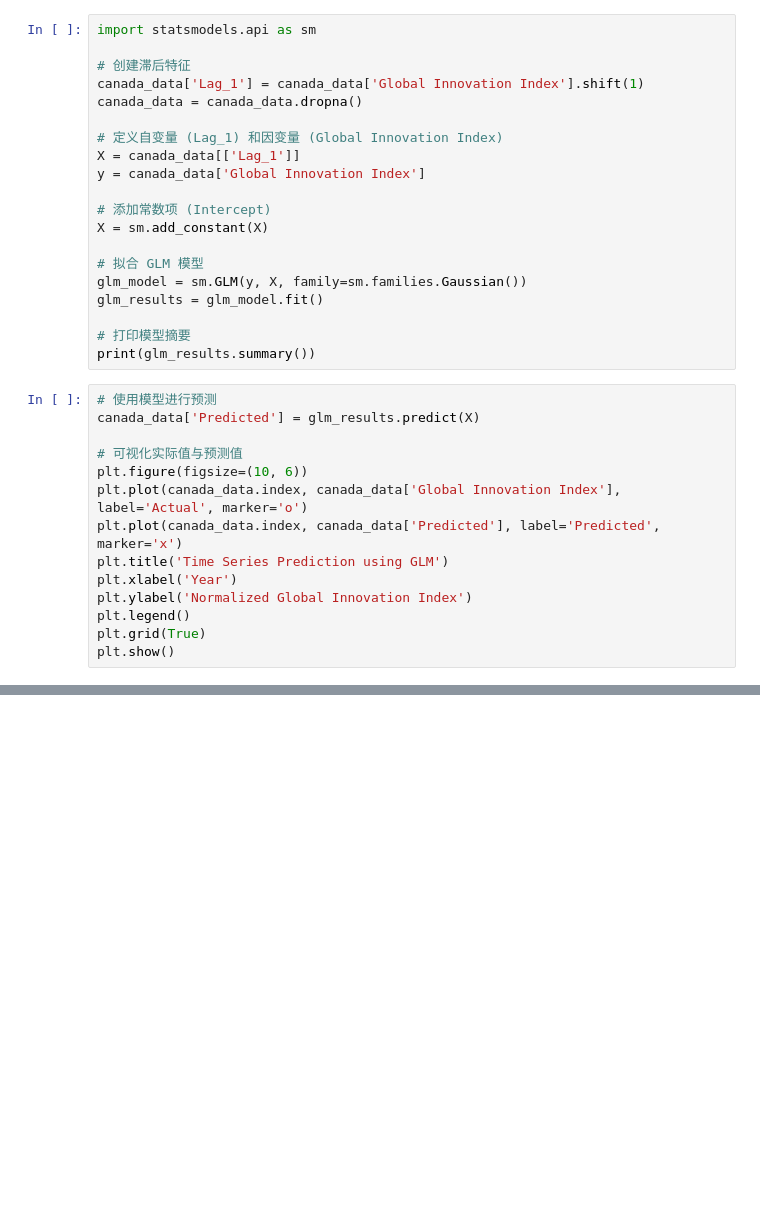
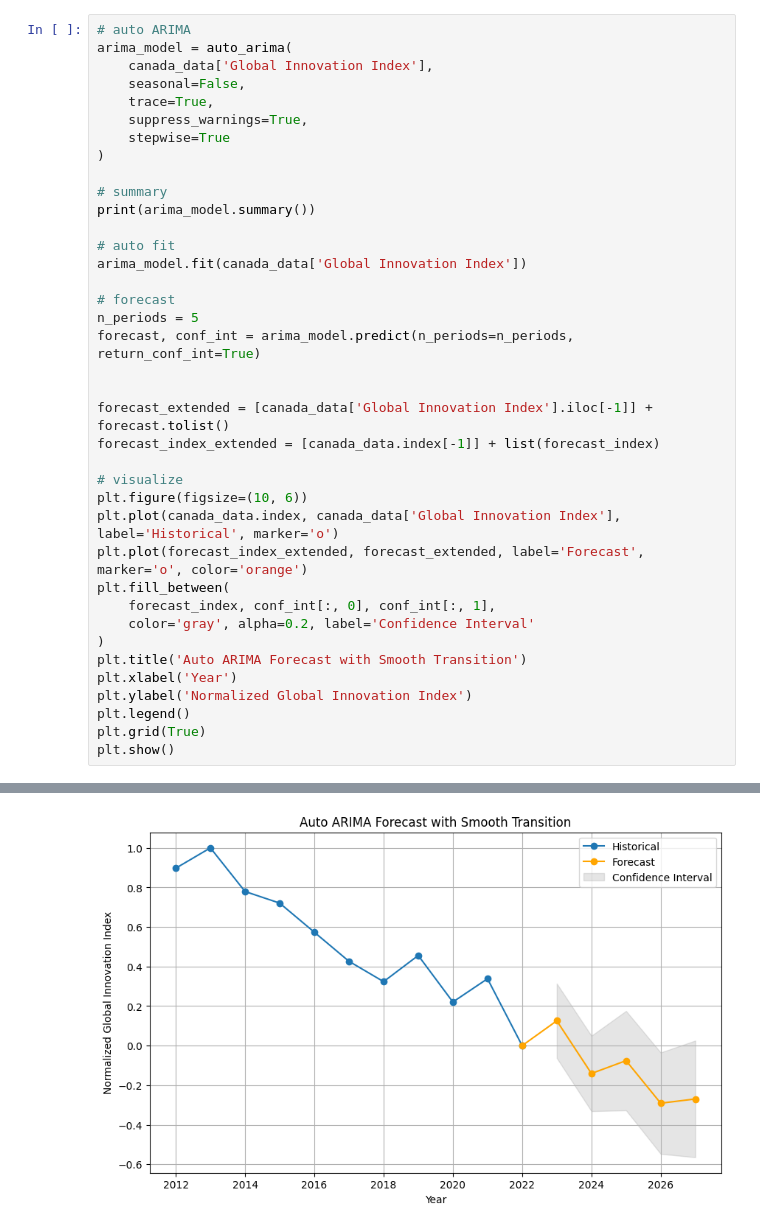
Before and after one commit to NORR3LL/1624_project, a Jupyter notebook: time_series.ipynb, the cells around one changed output, grey strips where cells are left out. Saved outputs shown, nothing was run; the diff lists cells and outputs as text; blank space fills up the shorter version.

Commit message:
time series

```diff
--- a/time_series.ipynb
+++ b/time_series.ipynb
@@ -17,36 +20,41 @@ canada_data.set_index('Year', inplace=True)
 scaler = MinMaxScaler()
 canada_data['Global Innovation Index'] = scaler.fit_transform(canada_data[['Global Innovation Index']])
-# %%
-import statsmodels.api as sm
-
-# 创建滞后特征
-canada_data['Lag_1'] = canada_data['Global Innovation Index'].shift(1)
-canada_data = canada_data.dropna()
-
-# 定义自变量 (Lag_1) 和因变量 (Global Innovation Index)
-X = canada_data[['Lag_1']]
-y = canada_data['Global Innovation Index']
-
-# 添加常数项 (Intercept)
-X = sm.add_constant(X)
-
-# 拟合 GLM 模型
-glm_model = sm.GLM(y, X, family=sm.families.Gaussian())
-glm_results = glm_model.fit()
-
-# 打印模型摘要
-print(glm_results.summary())
 # %%
-# 使用模型进行预测
-canada_data['Predicted'] = glm_results.predict(X)
+# auto ARIMA
+arima_model = auto_arima(
+    canada_data['Global Innovation Index'],
+    seasonal=False,
+    trace=True,
+    suppress_warnings=True,
+    stepwise=True
+)
 
-# 可视化实际值与预测值
+# summary
+print(arima_model.summary())
+
+# auto fit
+arima_model.fit(canada_data['Global Innovation Index'])
+
+# forecast
+n_periods = 5
+forecast, conf_int = arima_model.predict(n_periods=n_periods, return_conf_int=True)
+
+
+forecast_extended = [canada_data['Global Innovation Index'].iloc[-1]] + forecast.tolist()
+forecast_index_extended = [canada_data.index[-1]] + list(forecast_index)
+
+# visualize
 plt.figure(figsize=(10, 6))
-plt.plot(canada_data.index, canada_data['Global Innovation Index'], label='Actual', marker='o')
-plt.plot(canada_data.index, canada_data['Predicted'], label='Predicted', marker='x')
-plt.title('Time Series Prediction using GLM')
+plt.plot(canada_data.index, canada_data['Global Innovation Index'], label='Historical', marker='o')
+plt.plot(forecast_index_extended, forecast_extended, label='Forecast', marker='o', color='orange')
+plt.fill_between(
+    forecast_index, conf_int[:, 0], conf_int[:, 1],
+    color='gray', alpha=0.2, label='Confidence Interval'
+)
+plt.title('Auto ARIMA Forecast with Smooth Transition')
 plt.xlabel('Year')
 plt.ylabel('Normalized Global Innovation Index')
 plt.legend()
 plt.grid(True)
 plt.show()
+# %% [output]
@@ -52,0 +78 @@ plt.show()
+[figure, added]
```
Also changed, not shown: parts of 5 cells of this notebook.
